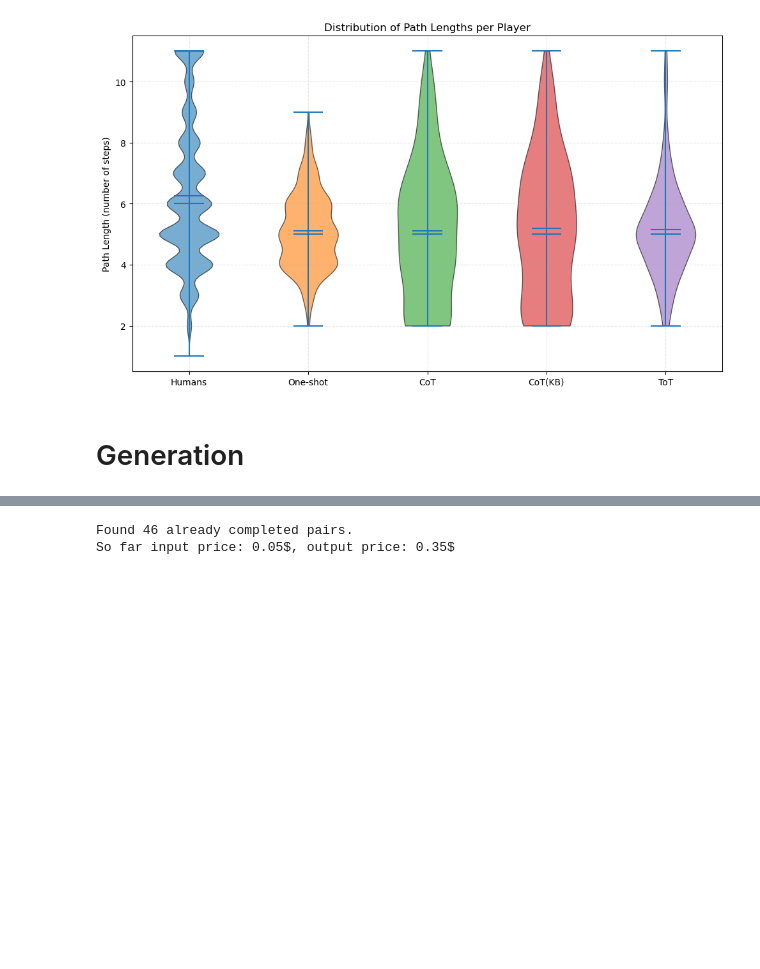
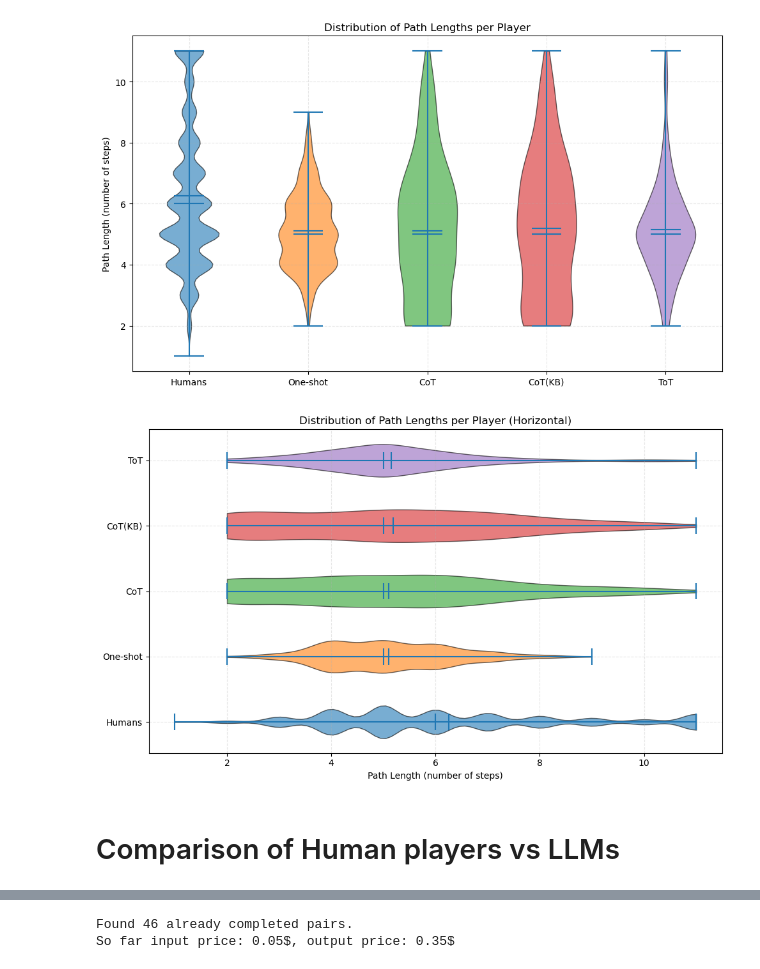
Before and after one commit to au-nlp/project-milestone-p2-group11, a Jupyter notebook: main.ipynb, the cells around one changed output, grey strips where cells are left out. Cells and saved outputs as stored; diff of their text form; code cells hidden in the pictures; blank space fills up the shorter version.

Commit message:
add horizontal violin length distribution plot

```diff
--- a/main.ipynb
+++ b/main.ipynb
@@ -533,8 +533,12 @@ visualizer.plot_stepwise_similarity_violin(stepwise_similarity_flat)
 visualizer.plot_path_length_distribution(groups=sem_sim_dict)
 # %% [output]
 [figure]
+# %%
+visualizer.plot_path_length_distribution_horizontal(groups=sem_sim_dict)
+# %% [output]
+[figure, added]
 # %% [markdown]
-<h1>Generation</h1>
+<h1>Comparison of Human players vs LLMs</h1>
 # %%
 # parsing links.tsv into pd.DataFrame
 links_df = preprocessor.parse_input_file('data/wikispeedia_paths-and-graph/links.tsv')
```
Also changed, not shown: 1 other file.
